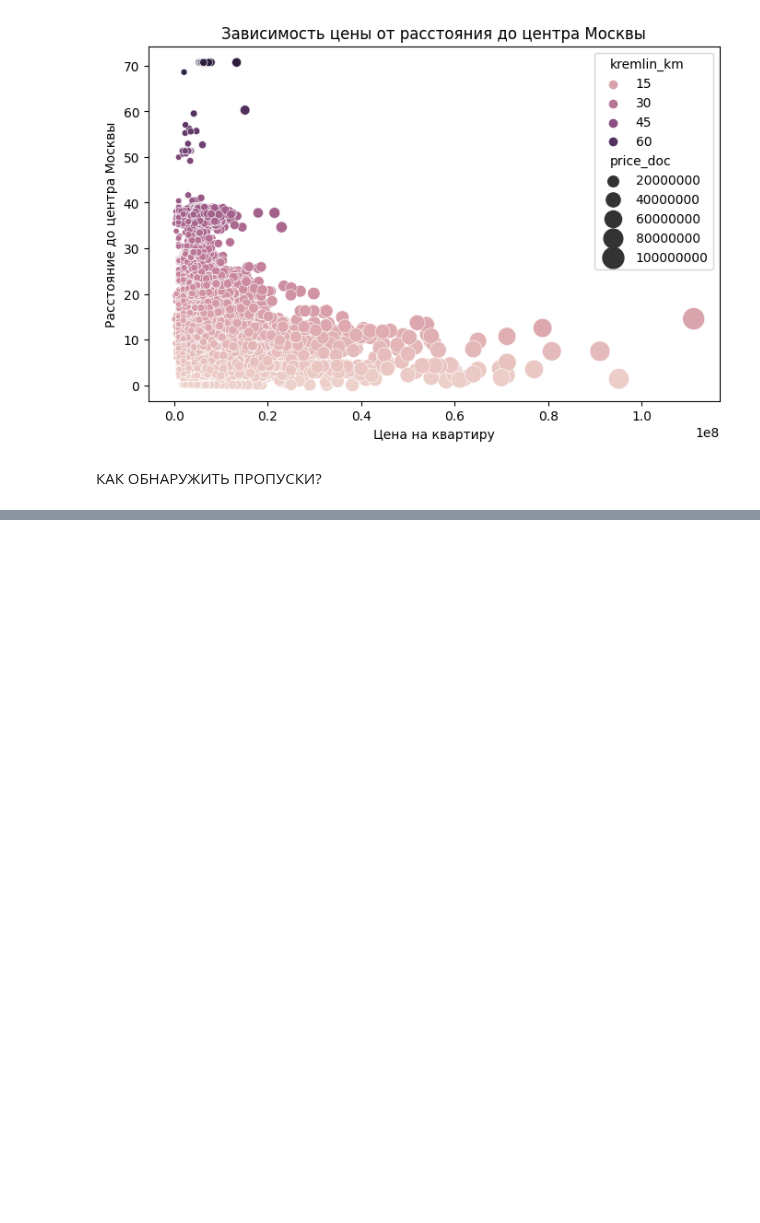
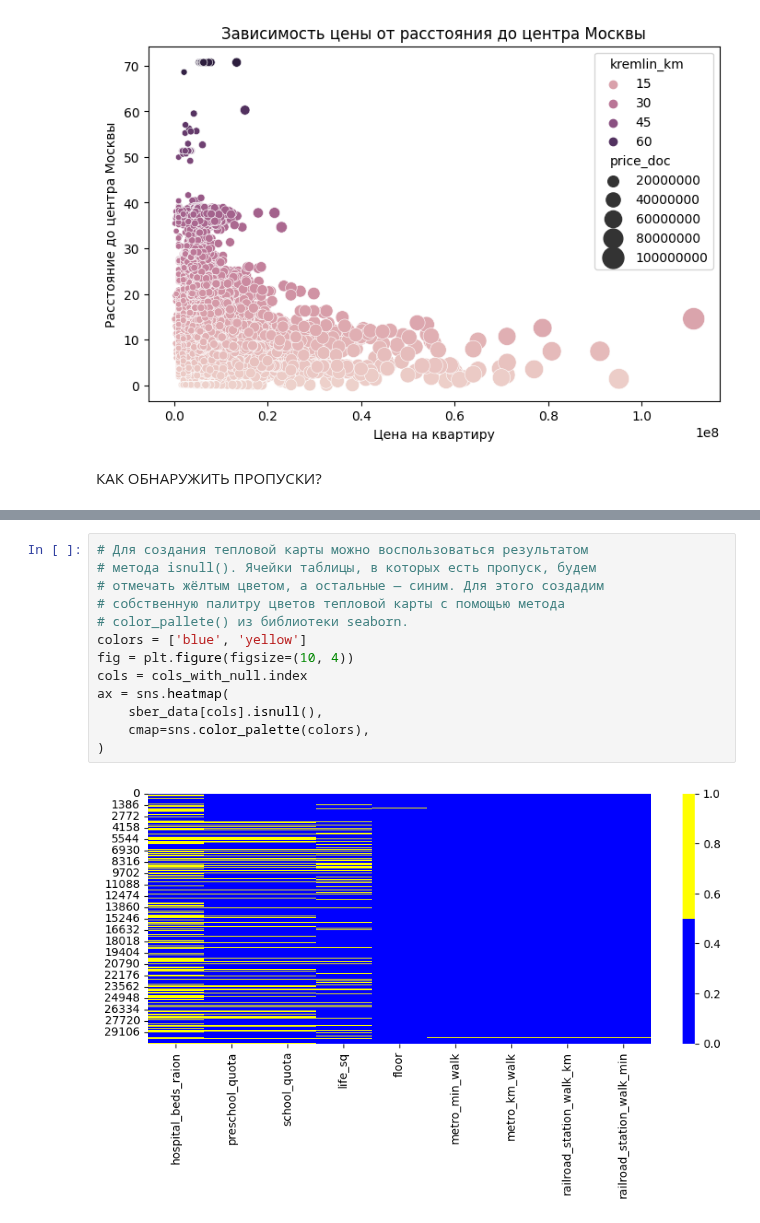
Before and after one commit to xsomxsomx/DST-1024, a Jupyter notebook: Skillfactory/PYTHON-14. Очистка данных/Theory.ipynb, the cells around one changed output, grey strips where cells are left out. Drawn from its saved outputs; the diff is of its cells as text; blank space fills up the shorter version.

```diff
--- a/Skillfactory/PYTHON-14. Очистка данных/Theory.ipynb
+++ b/Skillfactory/PYTHON-14. Очистка данных/Theory.ipynb
@@ -124,0 +185,15 @@ scatterplot.set_ylabel('Расстояние до центра Москвы');
+# %%
+# Для создания тепловой карты можно воспользоваться результатом
+# метода isnull(). Ячейки таблицы, в которых есть пропуск, будем
+# отмечать жёлтым цветом, а остальные — синим. Для этого создадим
+# собственную палитру цветов тепловой карты с помощью метода
+# color_pallete() из библиотеки seaborn.
+colors = ['blue', 'yellow']
+fig = plt.figure(figsize=(10, 4))
+cols = cols_with_null.index
+ax = sns.heatmap(
+    sber_data[cols].isnull(),
+    cmap=sns.color_palette(colors),
+)
+# %% [output]
+[figure, added]
```
Also changed, not shown: parts of 13 cells of this notebook.
